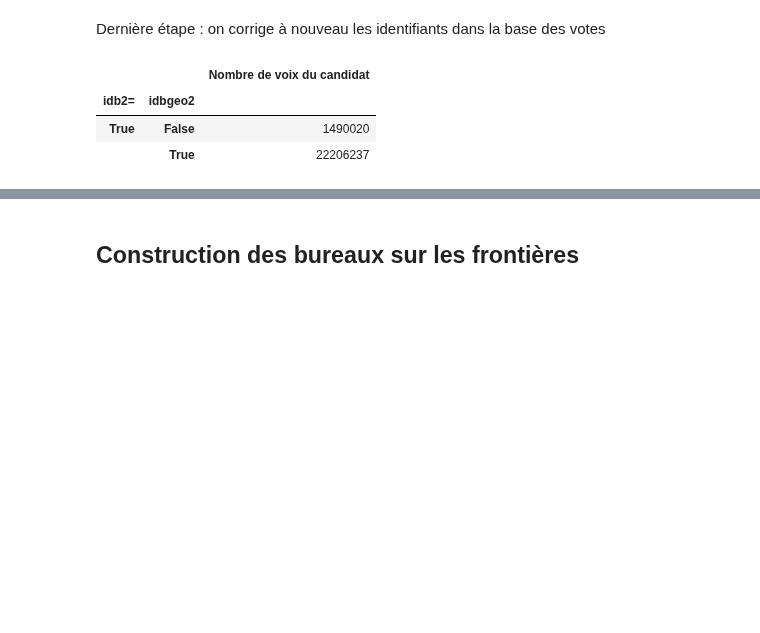
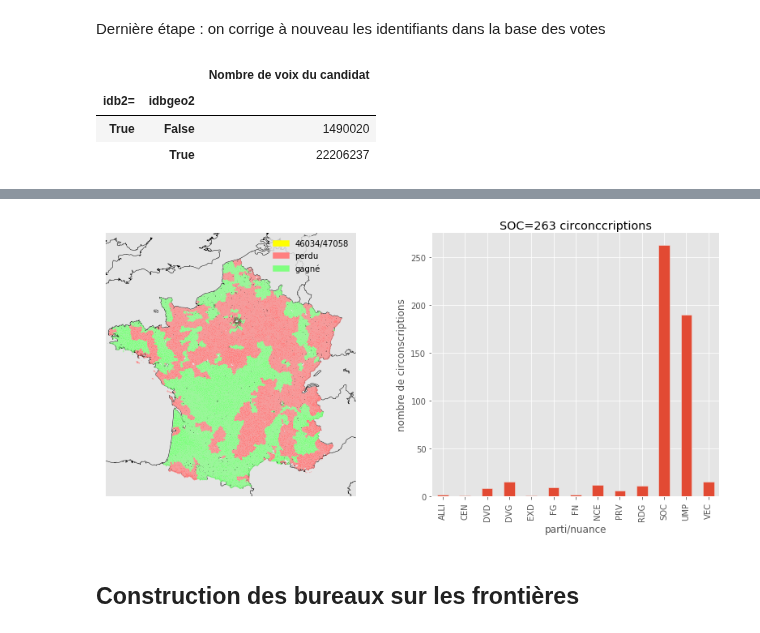
Before and after one commit to sdpython/actuariat_python, a Jupyter notebook: _doc/notebooks/population/election_carte_electorale_correction.ipynb, the cells around one changed output, grey strips where cells are left out. Drawn from its saved outputs; the diff is of its cells as text; code cells hidden in the pictures; blank space fills up the shorter version.

```diff
--- a/_doc/notebooks/population/election_carte_electorale_correction.ipynb
+++ b/_doc/notebooks/population/election_carte_electorale_correction.ipynb
@@ -836,7 +834,7 @@ c = canton04[0][1]
 map_osm = folium.Map(location=[c.bbox[1], c.bbox[0]])
 i = 0
 for rec, shape in canton04:
-    d = {k[0]:v for k,v in zip(r.fields[1:], rec)}
+    d = {k[0]:v for k,v in zip(rshp.fields[1:], rec)}
     map_osm.add_child(folium.PolyLine(locations=shape.points, latlon=False, popup=str(d), color=colors[i]))
     i += 1
 from pyensae.notebook_helper import folium_html_map
@@ -876,7 +874,7 @@ Cette fusion repose sur la fonctionnalité que nous venons de présenter à savo
 
 Example avec le premier bureau :
 # %%
-d = {k[0]:v for k,v in zip(r.fields[1:], records[0])}
+d = {k[0]:v for k,v in zip(rshp.fields[1:], records[0])}
 d
 # %% [output]
 {'BUREAU': '01001',
@@ -895,7 +893,7 @@ Les shapes sont dans un tableau indicés par des entiers. Il sera plus simple de
 # %%
 shape_bureau = {}
 for rec, shape in zip(records, shapes):
-    d = {k[0]:v for k,v in zip(r.fields[1:], rec)}
+    d = {k[0]:v for k,v in zip(rshp.fields[1:], rec)}
     idbureau = shape_idbureau(d)
     shape_bureau[idbureau] = (d, shape)
     d["IDB"] = idbureau
@@ -1120,7 +1108,7 @@ def fusion_contours(idb, contours):
             pol = pol.buffer(0)
             shapes.append(pol)
 
-    return cascaded_union(shapes)
+    return d, cascaded_union(shapes)
 
 new_shape_bureau = {}
 for k, v in shape_bureau_list.items():
@@ -1211,14 +1269,16 @@ def new_agg_bureau_shape_viz(thewinner, shape_bureau, data_vote, solution=None,
                  col_nuance=col_nuance)
     winner = score[["winner"]].to_dict("index")
 
-    # on récupère le mapping idbureau --> idcirc
     if solution is None:
         # pas de solution, on récupère la configuration existante
-        gr = data_vote[["idcirc", "idbureau", "Code département"]].groupby(["idcirc", "idbureau"], as_index=False).count()
-        gr = gr[["idcirc", "idbureau"]].sort_values("idcirc")
+        # il ne faut pas oublier de choisir idbureau3
+        gr = data_vote[["idcirc", "idbureau3", "Code département"]].groupby(["idcirc", "idbureau3"], as_index=False).count()
+        gr = gr[["idcirc", "idbureau3"]].sort_values("idcirc")
         solution = {}
         for k, g in groupby(gr.values, lambda d: d[0]):
             solution[k] = list(_[1] for _ in g)
+            if len(solution[k]) == 0:
+                raise Exception("group should not be empty\nk={0}\ng={1}".format(k, list(g)))
 
     if axes is None:
         # on créé des axes si non définis
@@ -1239,10 +1299,8 @@ def new_agg_bureau_shape_viz(thewinner, shape_bureau, data_vote, solution=None,
     axes[1].set_title("{0}={1} circonccriptions".format(thewinner, nbcirc))
 
     # on s'occupe de la carte
-    x1 = -5.0
-    x2 = 9.
-    y1 = 42.
-    y2 = 52.
+    x1, x2 = -5.0, 9.
+    y1, y2 = 42., 52.
     m = Basemap(resolution='i',projection='merc',
                 llcrnrlat=y1, urcrnrlat=y2, llcrnrlon=x1, urcrnrlon=x2, lat_ts=(x1+x2)/2,
                 ax=axes[0])
@@ -1256,43 +1314,45 @@ def new_agg_bureau_shape_viz(thewinner, shape_bureau, data_vote, solution=None,
                 res.append(p)
         return res
 
-    for idcirc, idbureau in solution.items():
+    associated = 0
+    total = 0
+    for icirc, (idcirc, idbureau) in enumerate(sorted(solution.items())):
+        avance = "{0}/{1}".format(icirc, len(solution))
         shapes = [shape_bureau[idb][1].points for idb in idbureau if idb in shape_bureau]
+        associated += len(shapes)
+        total += len(idbureau)
         if len(shapes) == 0:
-            raise Exception("problem with " + idcirc)
-        shapes = [Polygon(dedup([(x,y) for x,y in shape])) for shape in shapes if len(shape) > 0]
-        try:
-            union = cascaded_union(shapes)
-        except Exception as e:
-            for i in range(1, len(shapes)):
-                try:
-                    un = cascaded_union(shapes[:i])
-                except Exception as e:
-                    print("i", i-1, len(shapes))
-                    print(idbureau[i-1])
-                    print(shapes[i-1])
-                    raise e
-        lons = [_[0] for _ in union]
-        lats = [_[1] for _ in union]
-        data = numpy.array(m(lons, lats)).T
-        segs = [data,]
-        lines = LineCollection(segs,antialiaseds=(1,))
-        # pour changer les couleurs c'est ici, il faudra utiliser le champ records
-        # pour les changer en fonction du nom du départements
-        if circ in winner:
-            win = winner[circ]["winner"]
+            if len(idbureau) > 3:
+                idbureau = idbureau[:3] + ["..."]
+            print(avance, "Number of shapes is empty for circonscription={0} idbureau={1}".format(idcirc, idbureau))
+            continue
+
+        if idcirc in winner:
+            win = winner[idcirc]["winner"]
             color = (0.5, 1.0, 0.5) if win == thewinner else (1.0, 0.5, 0.5)
         else:
             color = "black"
-        lines.set_facecolors(color)
-        lines.set_edgecolors('k')
-        lines.set_linewidth(0.1)
-        axes[0].add_collection(lines)
 
+        # on dessine tous les bureaux de la même couleur
+        for shape in shapes:
+            lons = [_[0] for _ in shape]
+            lats = [_[1] for _ in shape]
+            data = numpy.array(m(lons, lats)).T
+            segs = [data,]
+            lines = LineCollection(segs, antialiaseds=(1,))
+            # pour changer les couleurs c'est ici, il faudra utiliser le champ records
+            # pour les changer en fonction du nom du départements
+            lines.set_facecolors(color)
+            lines.set_edgecolors('k')
+            lines.set_linewidth(0)
+            axes[0].add_collection(lines)
+
+    yellow_patch = mpatches.Patch(color=(1.0, 1.0, 0.0), label='{0}/{1}'.format(associated, total))
     red_patch = mpatches.Patch(color=(1.0, 0.5, 0.5), label='perdu')
     green_patch = mpatches.Patch(color=(0.5, 1.0, 0.5), label='gagné')
-    axes[0].legend(handles=[red_patch, green_patch])
+    axes[0].legend(handles=[yellow_patch, red_patch, green_patch])
 
     return axes
 
 new_agg_bureau_shape_viz("SOC", shape_bureau, t1t2noz)
+# %% [output]
@@ -1299,2 +1378,3 @@ new_agg_bureau_shape_viz("SOC", shape_bureau, t1t2noz)
+[figure, added]
 # %% [markdown]
 ## Construction des bureaux sur les frontières
```
Also changed, not shown: parts of 54 cells of this notebook.
